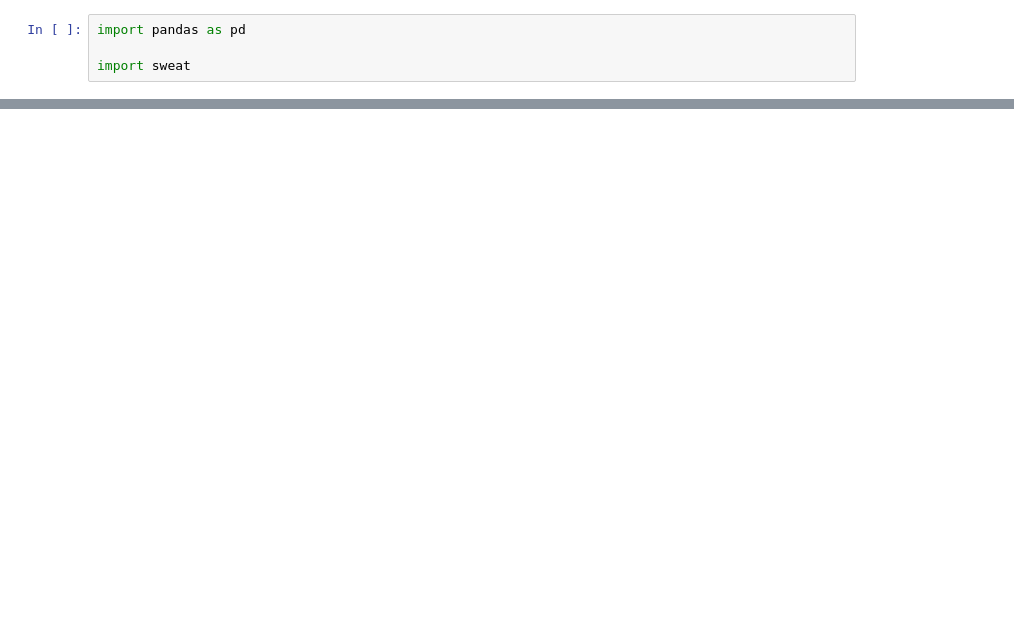
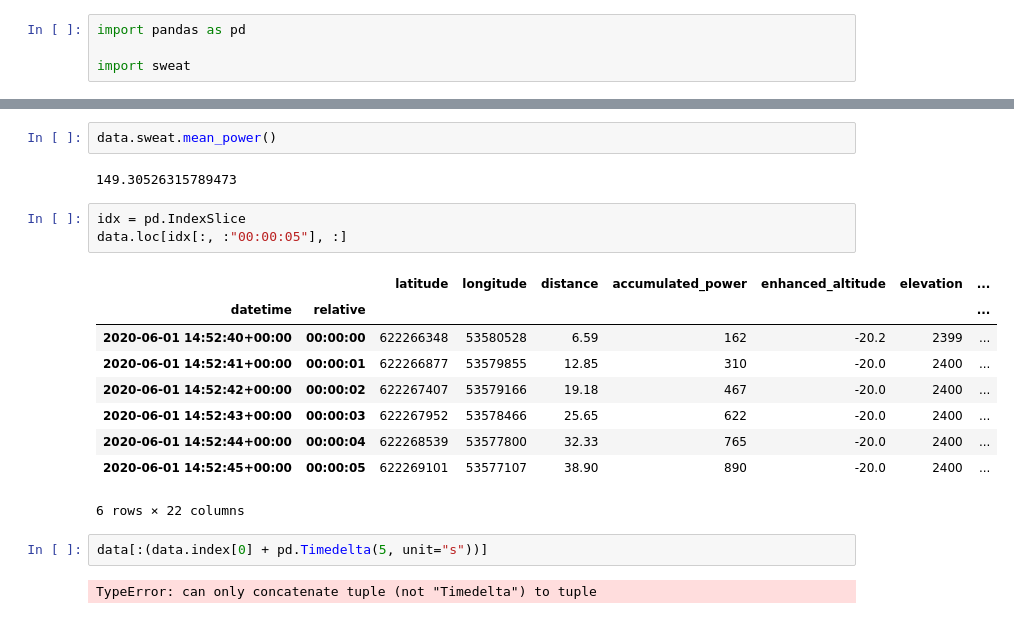
Before and after one commit to GoldenCheetah/sweatpy, a Jupyter notebook: docs/docs/Untitled.ipynb, the cells around one changed output, grey strips where cells are left out. Saved outputs shown, nothing was run; the diff lists cells and outputs as text; blank space fills up the shorter version.

Commit message:
Start with pandas sweat accessor

```diff
--- a/docs/docs/Untitled.ipynb
+++ b/docs/docs/Untitled.ipynb
@@ -50,0 +8,21 @@ data[data.isnull().any(axis=1)]
+# %%
+data.sweat.mean_power()
+# %% [output]
+149.30526315789473
+# %%
+idx = pd.IndexSlice
+data.loc[idx[:, :"00:00:05"], :]
+# %% [output]
+|  |  | latitude | longitude | distance | accumulated_power | enhanced_altitude | elevation | ... |
+| datetime | relative |  |  |  |  |  |  | ... |
+| 2020-06-01 14:52:40+00:00 | 00:00:00 | 622266348 | 53580528 | 6.59 | 162 | -20.2 | 2399 | ... |
+| 2020-06-01 14:52:41+00:00 | 00:00:01 | 622266877 | 53579855 | 12.85 | 310 | -20.0 | 2400 | ... |
+| 2020-06-01 14:52:42+00:00 | 00:00:02 | 622267407 | 53579166 | 19.18 | 467 | -20.0 | 2400 | ... |
+| 2020-06-01 14:52:43+00:00 | 00:00:03 | 622267952 | 53578466 | 25.65 | 622 | -20.0 | 2400 | ... |
+| 2020-06-01 14:52:44+00:00 | 00:00:04 | 622268539 | 53577800 | 32.33 | 765 | -20.0 | 2400 | ... |
+| 2020-06-01 14:52:45+00:00 | 00:00:05 | 622269101 | 53577107 | 38.90 | 890 | -20.0 | 2400 | ... |
+6 rows × 22 columns
+# %%
+data[:(data.index[0] + pd.Timedelta(5, unit="s"))]
+# %% [output]
+TypeError: can only concatenate tuple (not "Timedelta") to tuple
```
Also changed, not shown: parts of 9 cells of this notebook, 8 other files.
